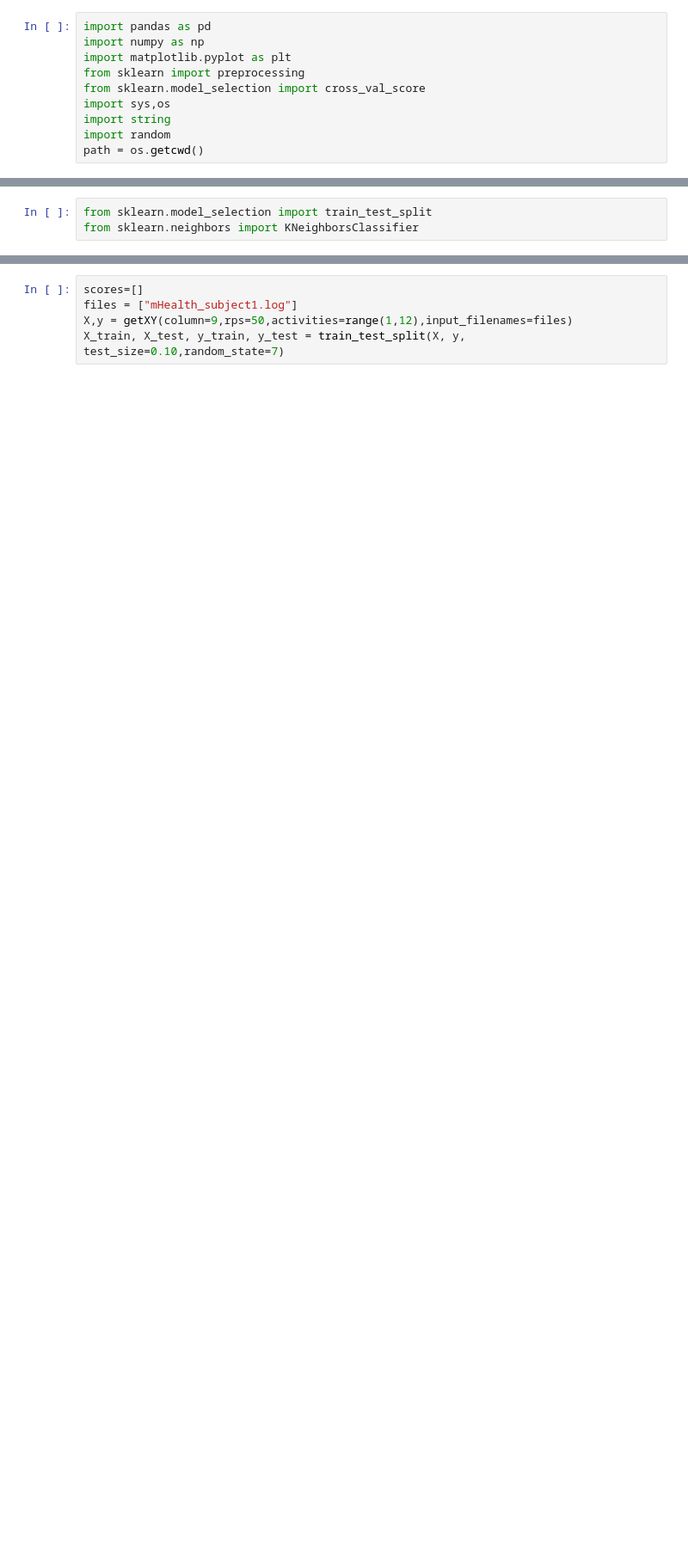
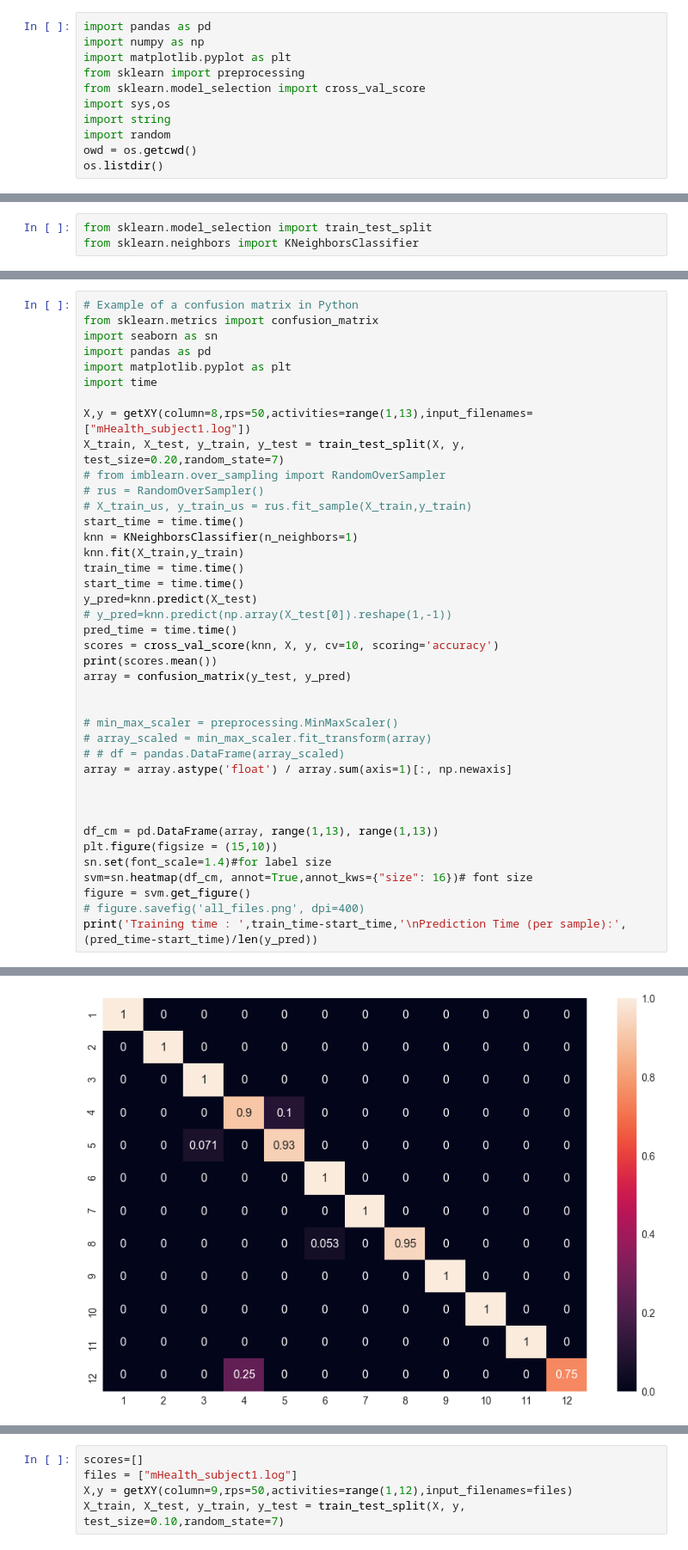
Before and after one commit to abdelrahmanYaseen/eHealth, a Jupyter notebook: Actuarots_knn.ipynb, the cells around one changed output, grey strips where cells are left out. Shown at 86% size. Saved outputs shown, nothing was run; the diff lists cells and outputs as text; blank space fills up the shorter version.

```diff
--- a/Actuarots_knn.ipynb
+++ b/Actuarots_knn.ipynb
@@ -7,4 +7,5 @@ from sklearn.model_selection import cross_val_score
 import sys,os
 import string
 import random
-path = os.getcwd()
+owd = os.getcwd()
+os.listdir()
@@ -61,0 +159,41 @@ scores.mean()
+# %%
+# Example of a confusion matrix in Python
+from sklearn.metrics import confusion_matrix
+import seaborn as sn
+import pandas as pd
+import matplotlib.pyplot as plt
+import time
+
+X,y = getXY(column=8,rps=50,activities=range(1,13),input_filenames=["mHealth_subject1.log"])
+X_train, X_test, y_train, y_test = train_test_split(X, y, test_size=0.20,random_state=7)
+# from imblearn.over_sampling import RandomOverSampler
+# rus = RandomOverSampler()
+# X_train_us, y_train_us = rus.fit_sample(X_train,y_train)
+start_time = time.time()
+knn = KNeighborsClassifier(n_neighbors=1)
+knn.fit(X_train,y_train)
+train_time = time.time()
+start_time = time.time()
+y_pred=knn.predict(X_test)
+# y_pred=knn.predict(np.array(X_test[0]).reshape(1,-1))
+pred_time = time.time()
+scores = cross_val_score(knn, X, y, cv=10, scoring='accuracy')
+print(scores.mean())
+array = confusion_matrix(y_test, y_pred)
+
+
+# min_max_scaler = preprocessing.MinMaxScaler()
+# array_scaled = min_max_scaler.fit_transform(array)
+# # df = pandas.DataFrame(array_scaled)
+array = array.astype('float') / array.sum(axis=1)[:, np.newaxis]
+
+
+
+df_cm = pd.DataFrame(array, range(1,13), range(1,13))
+plt.figure(figsize = (15,10))
+sn.set(font_scale=1.4)#for label size
+svm=sn.heatmap(df_cm, annot=True,annot_kws={"size": 16})# font size
+figure = svm.get_figure()
+# figure.savefig('all_files.png', dpi=400)
+print('Training time : ',train_time-start_time,'\nPrediction Time (per sample):', (pred_time-start_time)/len(y_pred))
+# %% [output]
@@ -61,0 +203 @@ scores.mean()
+[figure, added]
```
Also changed, not shown: parts of 29 cells of this notebook.
